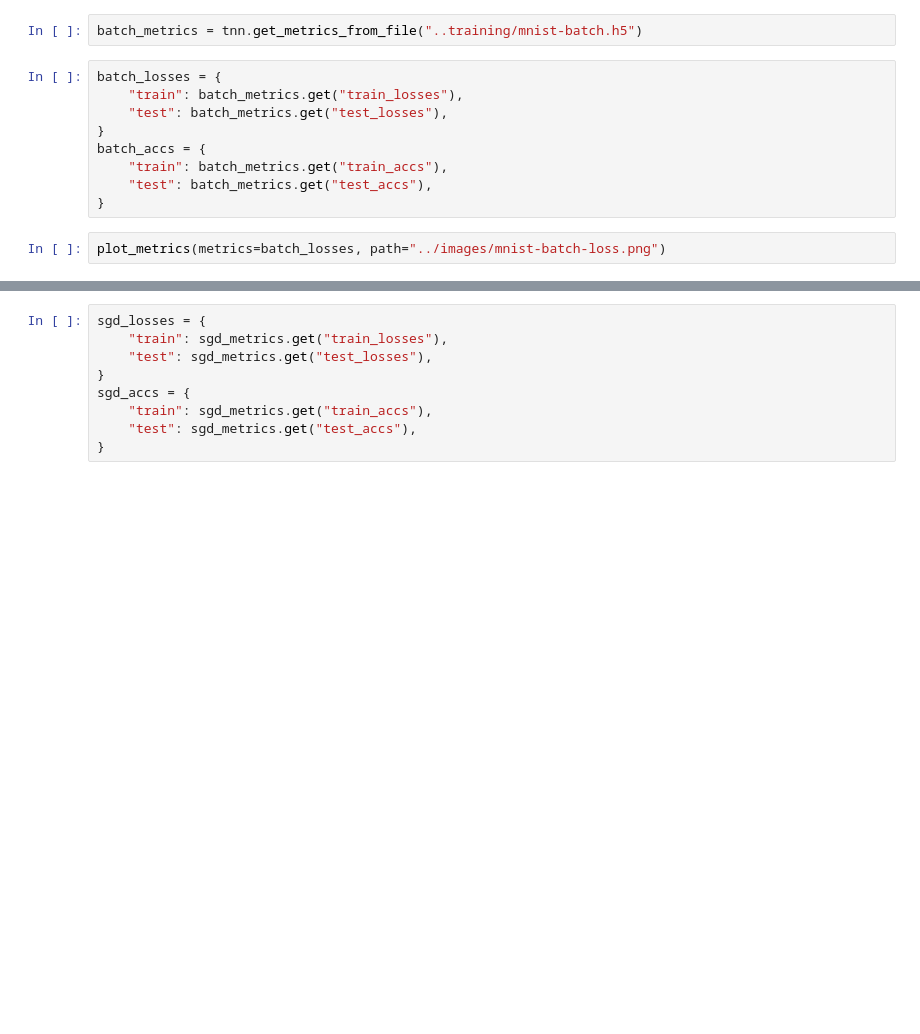
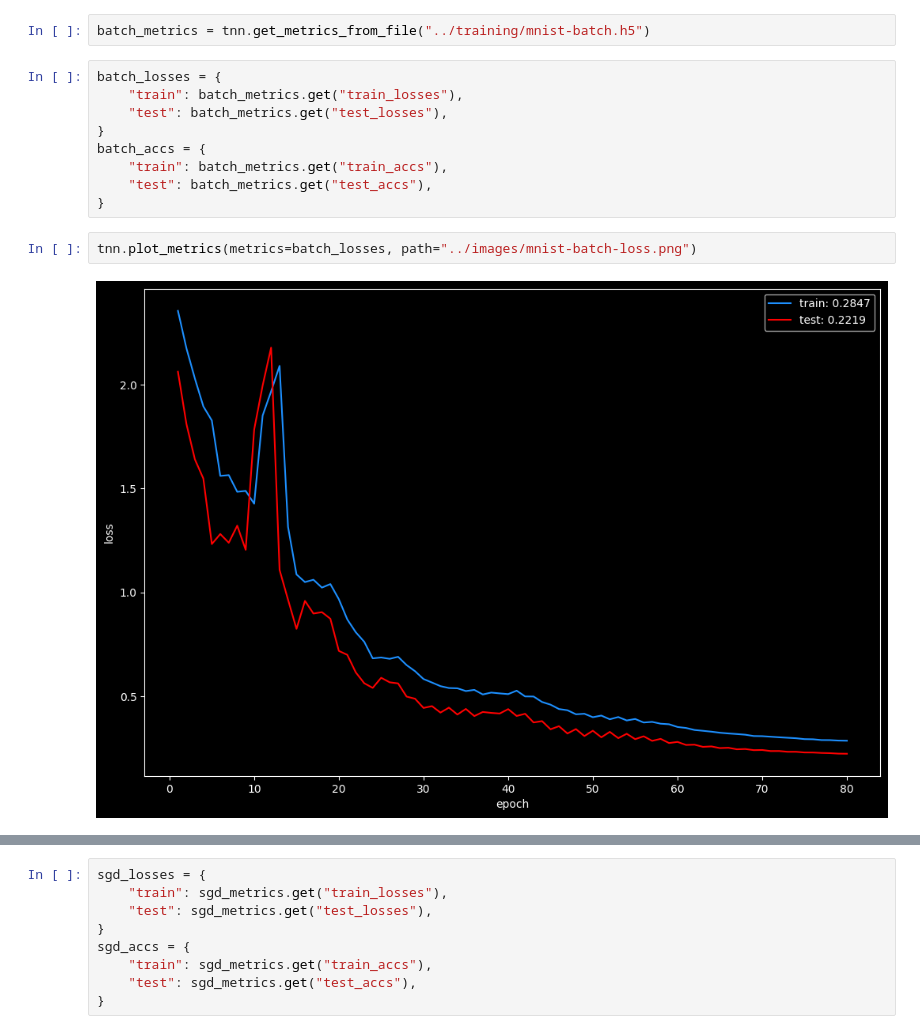
Before and after one commit to andrew-m-holmes/teaching-neural-networks, a Jupyter notebook: notebooks/mnist-plot.ipynb, the cells around one changed output, grey strips where cells are left out. Cells and saved outputs as stored; diff of their text form; blank space fills up the shorter version.

Commit message:
fixed names within files, plotted basic training plots

```diff
--- a/notebooks/mnist-plot.ipynb
+++ b/notebooks/mnist-plot.ipynb
@@ -1,7 +1,7 @@
 # %%
 import tnn
 # %%
-batch_metrics = tnn.get_metrics_from_file("..training/mnist-batch.h5")
+batch_metrics = tnn.get_metrics_from_file("../training/mnist-batch.h5")
 # %%
 batch_losses = {
     "train": batch_metrics.get("train_losses"),
@@ -12,5 +12,7 @@ batch_accs = {
     "test": batch_metrics.get("test_accs"),
 }
 # %%
-plot_metrics(metrics=batch_losses, path="../images/mnist-batch-loss.png")
+tnn.plot_metrics(metrics=batch_losses, path="../images/mnist-batch-loss.png")
+# %% [output]
+[figure, added]
 # %%
```
Also changed, not shown: parts of 7 cells of this notebook, 8 other files.
